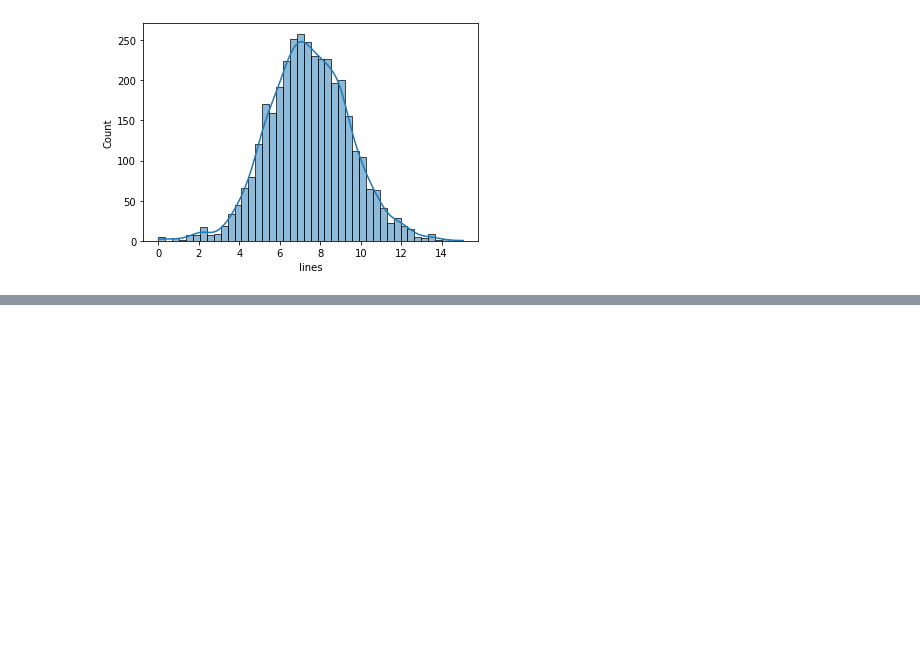
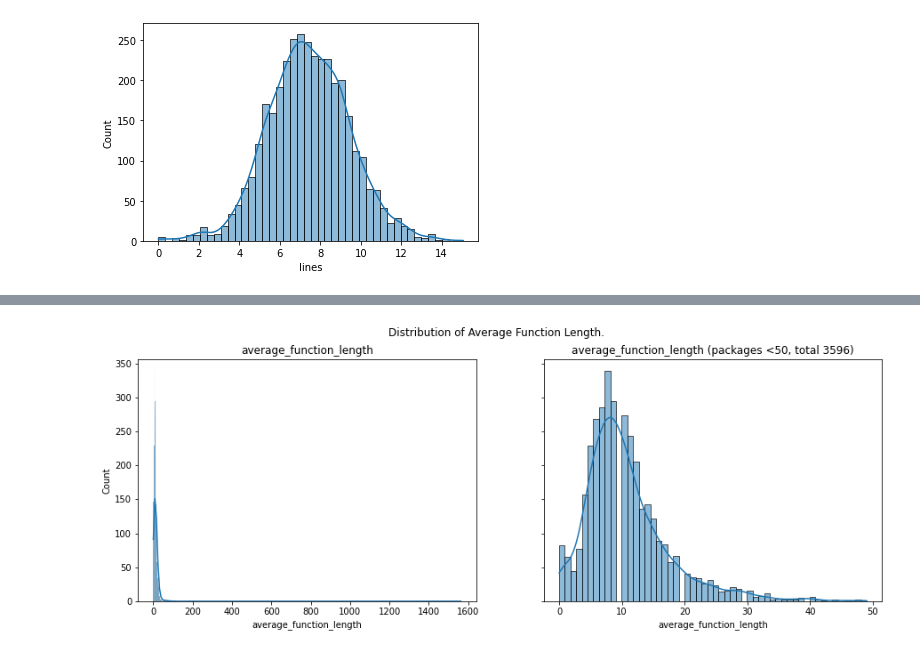
Before and after one commit to plaguss/top_pypi_source_code_stats, a Jupyter notebook: notebooks/reducto.ipynb, the cells around one changed output, grey strips where cells are left out. Saved outputs shown, nothing was run; the diff lists cells and outputs as text; code cells hidden in the pictures; blank space fills up the shorter version.

```diff
--- a/notebooks/reducto.ipynb
+++ b/notebooks/reducto.ipynb
@@ -30,0 +95,6 @@ np.exp(7.430112972227527)
+# %%
+import importlib
+importlib.reload(viz)
+viz.plot_average_function_length()
+# %% [output]
+[figure, added]
```
Also changed, not shown: parts of 14 cells of this notebook.
